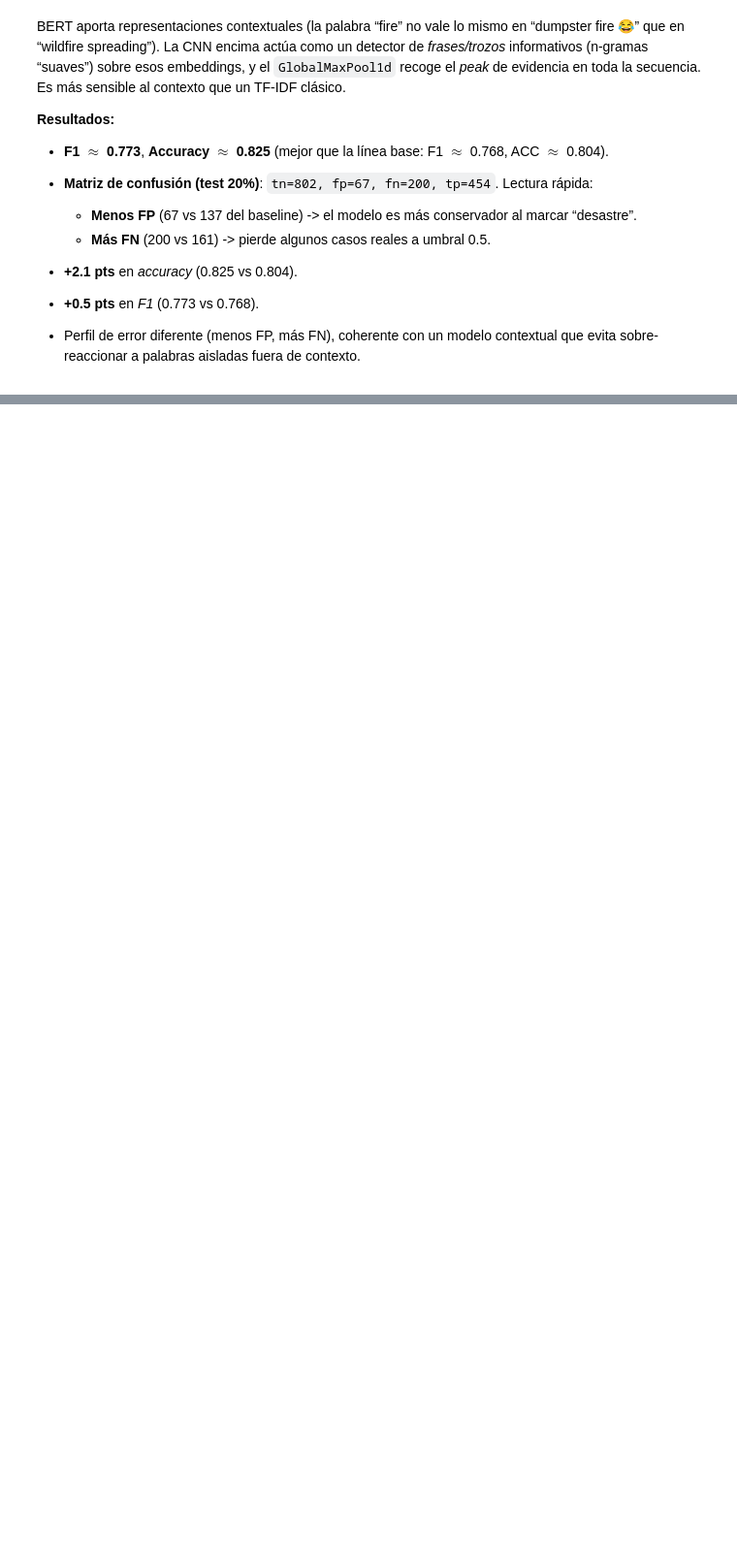
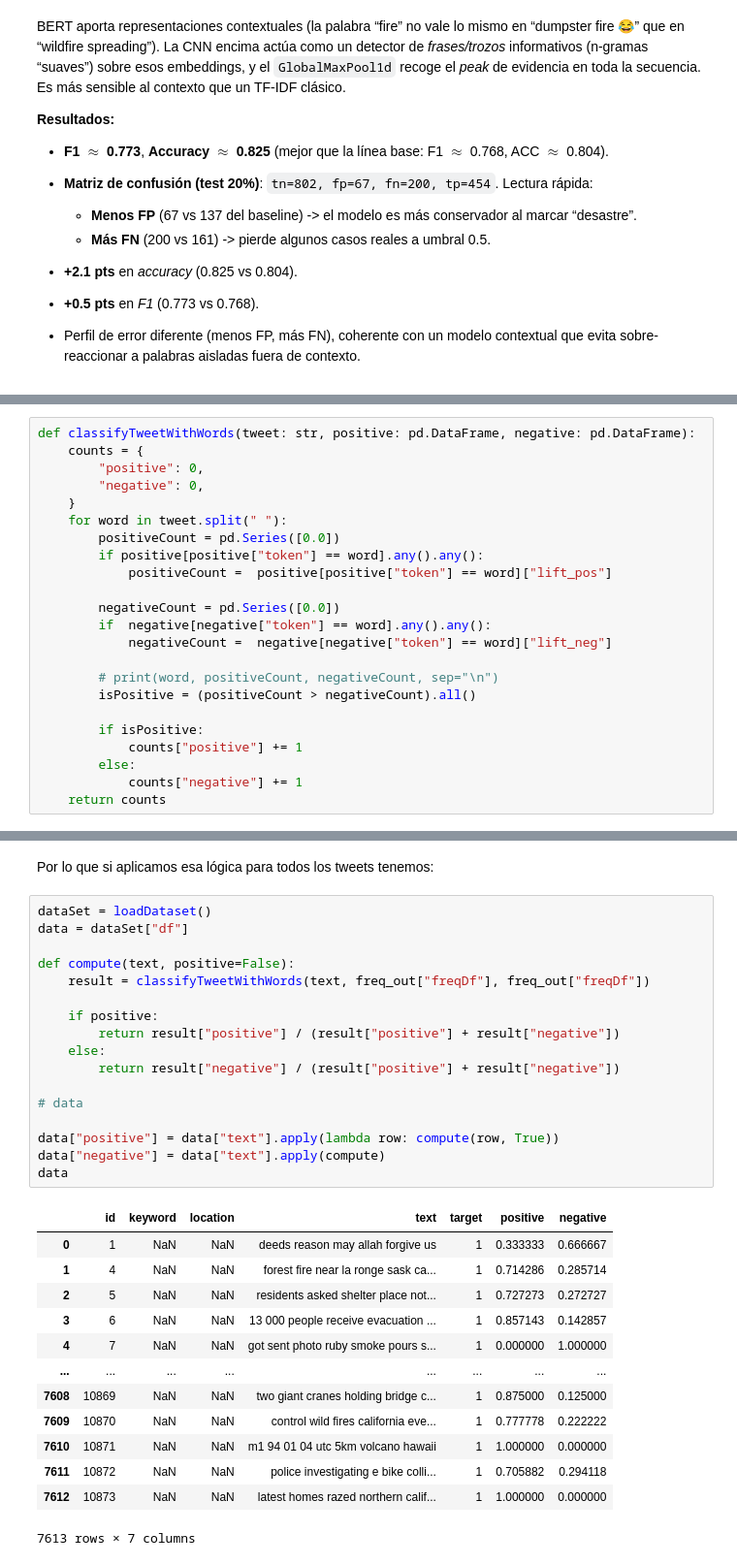
Before and after one commit to JosueSay/labs-ds, a Jupyter notebook: lab6/lab6.ipynb, the cells around one changed output, grey strips where cells are left out. Shown at 97% size. Cells and saved outputs as stored; diff of their text form; blank space fills up the shorter version.

```diff
--- a/lab6/lab6.ipynb
+++ b/lab6/lab6.ipynb
@@ -1521,0 +1537,23 @@ Logs en: ./logs\pipeline.log
+# %%
+def classifyTweetWithWords(tweet: str, positive: pd.DataFrame, negative: pd.DataFrame):
+    counts = {
+        "positive": 0,
+        "negative": 0,
+    }
+    for word in tweet.split(" "):
+        positiveCount = pd.Series([0.0])
+        if positive[positive["token"] == word].any().any():
+            positiveCount =  positive[positive["token"] == word]["lift_pos"]
+
+        negativeCount = pd.Series([0.0])
+        if  negative[negative["token"] == word].any().any():
+            negativeCount =  negative[negative["token"] == word]["lift_neg"]
+
+        # print(word, positiveCount, negativeCount, sep="\n")
+        isPositive = (positiveCount > negativeCount).all()
+
+        if isPositive:
+            counts["positive"] += 1
+        else:
+            counts["negative"] += 1
+    return counts
@@ -1521,0 +1566,33 @@ Logs en: ./logs\pipeline.log
+# %% [markdown]
+Por lo que si aplicamos esa lógica para todos los tweets tenemos:
+# %%
+dataSet = loadDataset()
+data = dataSet["df"]
+
+def compute(text, positive=False):
+    result = classifyTweetWithWords(text, freq_out["freqDf"], freq_out["freqDf"])
+
+    if positive:
+        return result["positive"] / (result["positive"] + result["negative"])
+    else:
+        return result["negative"] / (result["positive"] + result["negative"])
+
+# data
+
+data["positive"] = data["text"].apply(lambda row: compute(row, True))
+data["negative"] = data["text"].apply(compute)
+data
+# %% [output]
+|  | id | keyword | location | text | target | positive | negative |
+| 0 | 1 | NaN | NaN | deeds reason may allah forgive us | 1 | 0.333333 | 0.666667 |
+| 1 | 4 | NaN | NaN | forest fire near la ronge sask ca... | 1 | 0.714286 | 0.285714 |
+| 2 | 5 | NaN | NaN | residents asked shelter place not... | 1 | 0.727273 | 0.272727 |
+| 3 | 6 | NaN | NaN | 13 000 people receive evacuation ... | 1 | 0.857143 | 0.142857 |
+| 4 | 7 | NaN | NaN | got sent photo ruby smoke pours s... | 1 | 0.000000 | 1.000000 |
+| ... | ... | ... | ... | ... | ... | ... | ... |
+| 7608 | 10869 | NaN | NaN | two giant cranes holding bridge c... | 1 | 0.875000 | 0.125000 |
+| 7609 | 10870 | NaN | NaN | control wild fires california eve... | 1 | 0.777778 | 0.222222 |
+| 7610 | 10871 | NaN | NaN | m1 94 01 04 utc 5km volcano hawaii | 1 | 1.000000 | 0.000000 |
+| 7611 | 10872 | NaN | NaN | police investigating e bike colli... | 1 | 0.705882 | 0.294118 |
+| 7612 | 10873 | NaN | NaN | latest homes razed northern calif... | 1 | 1.000000 | 0.000000 |
+7613 rows × 7 columns
```
Also changed, not shown: parts of 14 cells of this notebook, 7 other files.
